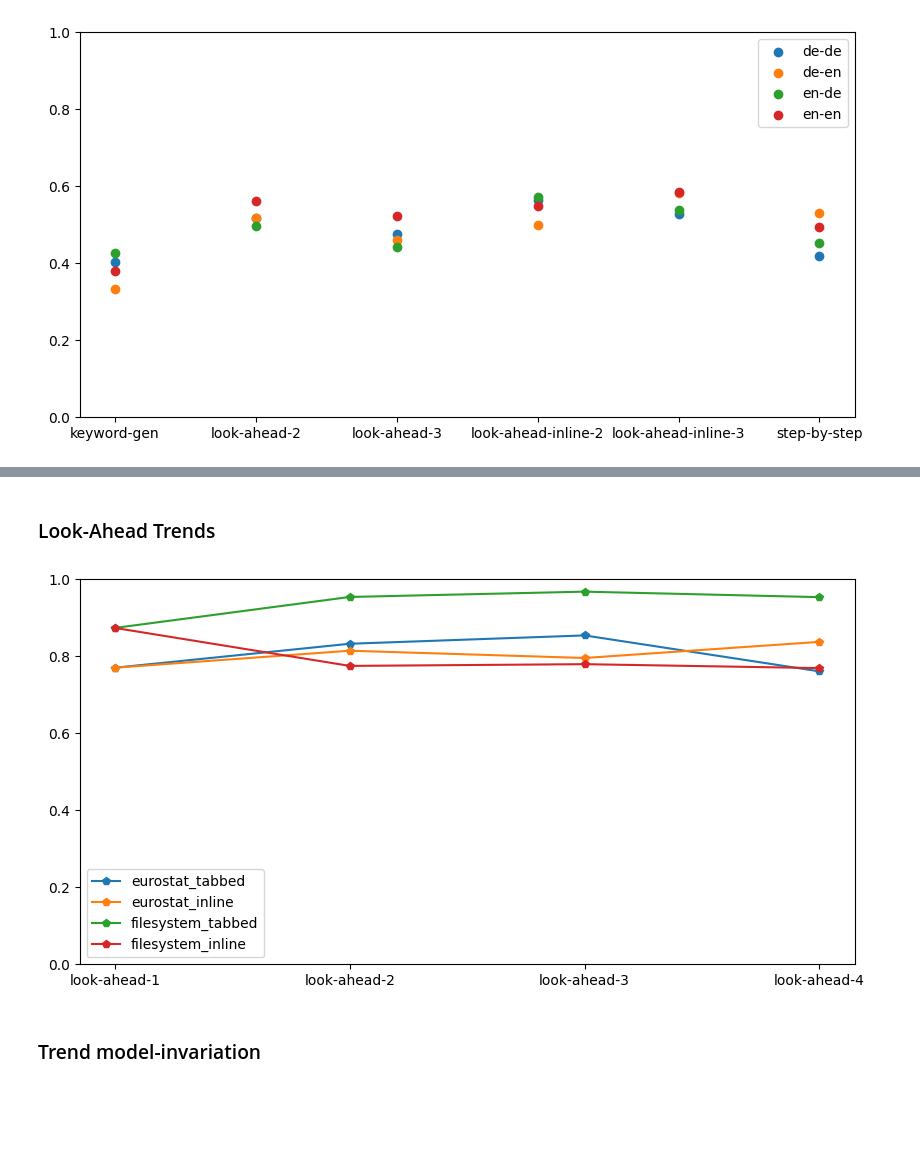
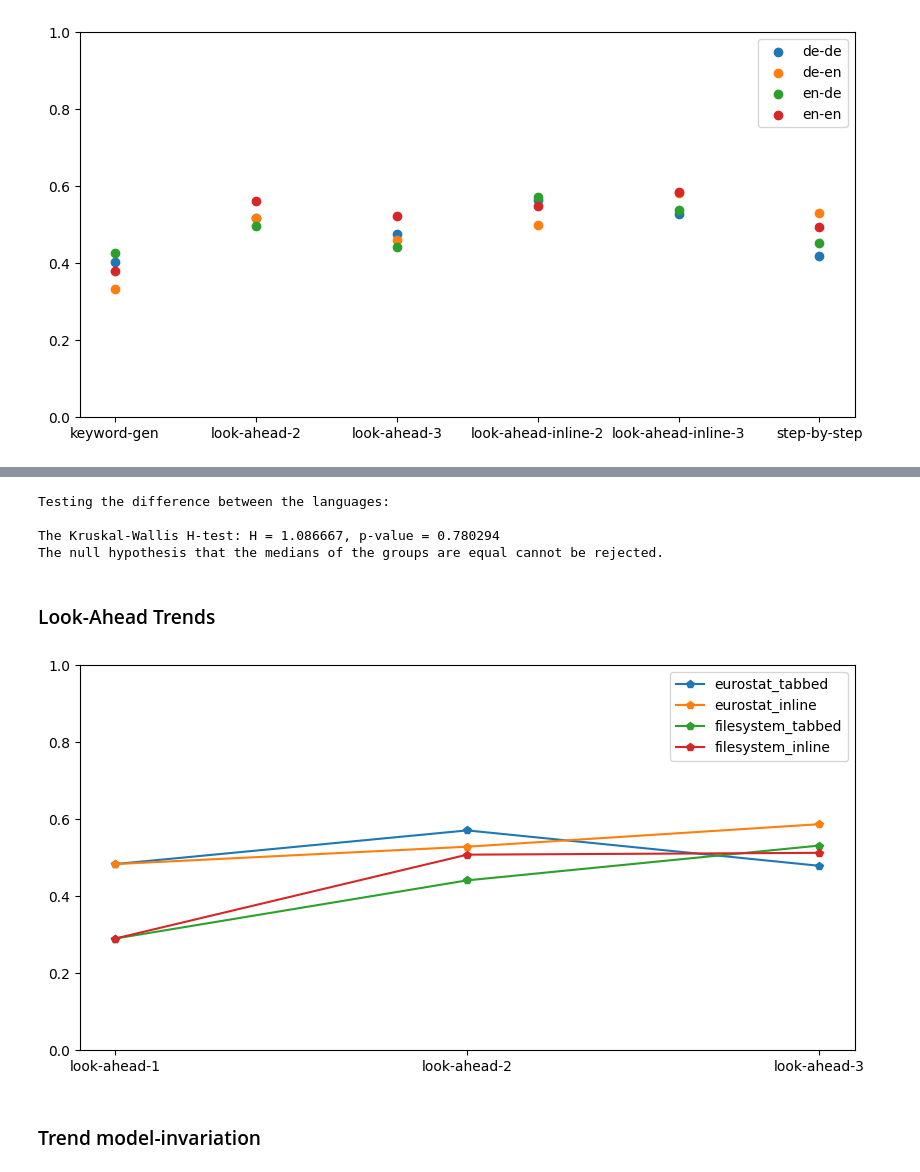
Before and after one commit to MikolasFromm/IterativePromptResearch, a Jupyter notebook: research/iterative_prompt_research.ipynb, the cells around one changed output, grey strips where cells are left out. Saved outputs shown, nothing was run; the diff lists cells and outputs as text; code cells hidden in the pictures; blank space fills up the shorter version.

Commit message:
Added statistical tests for graphs

```diff
--- a/research/iterative_prompt_research.ipynb
+++ b/research/iterative_prompt_research.ipynb
@@ -2,7 +2,7 @@
 # Iterative Prompt Research
 # %%
 ## loading configuration
-load_sources : bool = True
+load_sources : bool = False
 load_webpage : bool = load_sources and False
 load_filesystem : bool = load_sources and True
 load_eurostat : bool = load_sources and True
@@ -1004,36 +1000,45 @@ if (execute_tests):
 
     current_date = datetime.now().strftime("%Y-%m-%d")
 
-    for lang in ["en", "de"]:
+    # for lang in ["en", "de"]:
+    for lang in ["en"]:
         tests : List['CorrectPath'] = None
         if (lang == "en"):
             tests = eurostat_tests_english
         else:
             tests = eurostat_tests_german
 
-        worker = AssistantWorker(stemmer)
-        eurostat_stepbystep_results = runner.execute(tests, openai, worker, WORKER_MODE.STEP_BY_STEP)
-        pickle.dump(eurostat_stepbystep_results, open(f"eurostat_{lang}_{MODEL}_step-by-step_results_{current_date}.pkl", "wb"))
+        # worker = AssistantWorker(stemmer)
+        # eurostat_stepbystep_results = runner.execute(tests, openai, worker, WORKER_MODE.STEP_BY_STEP)
+        # pickle.dump(eurostat_stepbystep_results, open(f"eurostat_{lang}_{MODEL}_look-ahead-1_results_{current_date}.pkl", "wb"))
 
-        worker = AssistantWorker(stemmer, look_ahead_depth=2)
-        eurostat_look_ahead_2_results = runner.execute(tests, openai, worker, WORKER_MODE.LOOK_AHEAD)
-        pickle.dump(eurostat_look_ahead_2_results, open(f"eurostat_{lang}_{MODEL}_look-ahead-2_results_{current_date}.pkl", "wb"))
+        # worker = AssistantWorker(stemmer, look_ahead_depth=2)
+        # eurostat_look_ahead_2_results = runner.execute(tests, openai, worker, WORKER_MODE.LOOK_AHEAD)
+        # pickle.dump(eurostat_look_ahead_2_results, open(f"eurostat_{lang}_{MODEL}_look-ahead-2_results_{current_date}.pkl", "wb"))
 
-        worker = AssistantWorker(stemmer, look_ahead_depth=3)
-        eurostat_look_ahead_3_results = runner.execute(tests, openai, worker, WORKER_MODE.LOOK_AHEAD)
-        pickle.dump(eurostat_look_ahead_3_results, open(f"eurostat_{lang}_{MODEL}_look-ahead-3_results_{current_date}.pkl", "wb"))
+        # worker = AssistantWorker(stemmer, look_ahead_depth=3)
+        # eurostat_look_ahead_3_results = runner.execute(tests, openai, worker, WORKER_MODE.LOOK_AHEAD)
+        # pickle.dump(eurostat_look_ahead_3_results, open(f"eurostat_{lang}_{MODEL}_look-ahead-3_results_{current_date}.pkl", "wb"))
+
+        # worker = AssistantWorker(stemmer, look_ahead_depth=4)
+        # eurostat_look_ahead_4_results = runner.execute(tests, openai, worker, WORKER_MODE.LOOK_AHEAD)
+        # pickle.dump(eurostat_look_ahead_4_results, open(f"eurostat_{lang}_{MODEL}_look-ahead-4_results_{current_date}.pkl", "wb"))
 
         worker = AssistantWorker(stemmer, look_ahead_depth=2)
         eurostat_look_ahead_inline_2_results = runner.execute(tests, openai, worker, WORKER_MODE.LOOK_AHEAD_INLINE)
         pickle.dump(eurostat_look_ahead_inline_2_results, open(f"eurostat_{lang}_{MODEL}_look-ahead-inline-2_results_{current_date}.pkl", "wb"))
 
         worker = AssistantWorker(stemmer, look_ahead_depth=3)
-        eurostat_look_ahead_inline_2_results = runner.execute(tests, openai, worker, WORKER_MODE.LOOK_AHEAD_INLINE)
-        pickle.dump(eurostat_look_ahead_inline_2_results, open(f"eurostat_{lang}_{MODEL}_look-ahead-inline-3_results_{current_date}.pkl", "wb"))
+        eurostat_look_ahead_inline_3_results = runner.execute(tests, openai, worker, WORKER_MODE.LOOK_AHEAD_INLINE)
+        pickle.dump(eurostat_look_ahead_inline_3_results, open(f"eurostat_{lang}_{MODEL}_look-ahead-inline-3_results_{current_date}.pkl", "wb"))
 
-        worker = AssistantWorker(stemmer)
-        eurostat_keyword_gen_results = runner.execute(tests, openai, worker, WORKER_MODE.KEYWORD_GEN_AND_MATCH)
-        pickle.dump(eurostat_keyword_gen_results, open(f"eurostat_{lang}_{MODEL}_keyword-gen_results_{current_date}.pkl", "wb"))
+        # worker = AssistantWorker(stemmer, look_ahead_depth=4)
+        # eurostat_look_ahead_inline_4_results = runner.execute(tests, openai, worker, WORKER_MODE.LOOK_AHEAD_INLINE)
+        # pickle.dump(eurostat_look_ahead_inline_4_results, open(f"eurostat_{lang}_{MODEL}_look-ahead-inline-4_results_{current_date}.pkl", "wb"))
+
+        # worker = AssistantWorker(stemmer)
+        # eurostat_keyword_gen_results = runner.execute(tests, openai, worker, WORKER_MODE.KEYWORD_GEN_AND_MATCH)
+        # pickle.dump(eurostat_keyword_gen_results, open(f"eurostat_{lang}_{MODEL}_keyword-gen_results_{current_date}.pkl", "wb"))
 # %% [markdown]
 #### Filesystem
 # %%
@@ -1116,40 +1163,56 @@ plt.show()
+# %%
+print("Testing the difference between the languages:")
+print()
+
+H, p_value = stats.kruskal(*[[value for value in _data[lang].values() ]for lang in _data.keys()])
+
+print(f"The Kruskal-Wallis H-test: H = {H:.6f}, p-value = {p_value:.6f}")
+
+print("The null hypothesis that the medians of the groups are equal can be rejected."
+      if p_value < 0.05
+      else "The null hypothesis that the medians of the groups are equal cannot be rejected.")
+# %% [output]
+Testing the difference between the languages:
+
+The Kruskal-Wallis H-test: H = 1.086667, p-value = 0.780294
+The null hypothesis that the medians of the groups are equal cannot be rejected.
 # %% [markdown]
 ### Look-Ahead Trends
 # %%
 import matplotlib.pyplot as plt
 import numpy as np
 
-_dir_eurostat = os.path.join("results", "eurostat", "look-ahead")
-_dir_filesystem = os.path.join("results", "filesystem", "look-ahead")
+_dir_eurostat = os.path.join("results", "eurostat", "look-ahead-gpt3")
+_dir_filesystem = os.path.join("results", "filesystem", "look-ahead-gpt3")
 _result_tests_eurostat : Dict[str, List['TestResult']] = { _file : pickle.load(open(os.path.join(_dir_eurostat, _file), "rb")) for _file in os.listdir(_dir_eurostat) if "-inline-" not in _file }
 _result_tests_eurostat_inline : Dict[str, List['TestResult']] = { _file : pickle.load(open(os.path.join(_dir_eurostat, _file), "rb")) for _file in os.listdir(_dir_eurostat) if "-inline-" in _file }
 _result_tests_filesystem : Dict[str, List['TestResult']] = { _file : pickle.load(open(os.path.join(_dir_filesystem, _file), "rb")) for _file in os.listdir(_dir_filesystem) if "-inline-" not in _file }
 _result_tests_filesystem_inline : Dict[str, List['TestResult']] = { _file : pickle.load(open(os.path.join(_dir_filesystem, _file), "rb")) for _file in os.listdir(_dir_filesystem) if "-inline-" in _file }
 
 _data : Dict[str, Dict[str, float]] = {}
 
 for (_dir, _tests, _label) in [
         (_dir_eurostat, _result_tests_eurostat, "eurostat_tabbed"),
         (_dir_eurostat, _result_tests_eurostat_inline, "eurostat_inline"),
         (_dir_filesystem, _result_tests_filesystem, "filesystem_tabbed"),
         (_dir_filesystem, _result_tests_filesystem_inline, "filesystem_inline")
     ]:
     _data[_label] = {}
     for _test in _tests:
         _type = _test.split('_')[2].replace("-inline", "")
         _result : List['TestResult'] = pickle.load(open(os.path.join(_dir, _test), "rb"))
         _data[_label][_type] = np.mean([x.get_score() for x in _result])
 
 
 plt.figure(figsize=(10,5))
 plt.ylim(0,1)
 for _label in _data:
     plt.plot(_data[_label].keys(), _data[_label].values(), '-p', label=_label)
 
 plt.legend()
 plt.show()
 # %% [output]
-[figure, old version]
+[figure, new version]
 # %% [markdown]
 ### Trend model-invariation
 # %%
```
Also changed, not shown: parts of 10 cells of this notebook, 1 other file.
